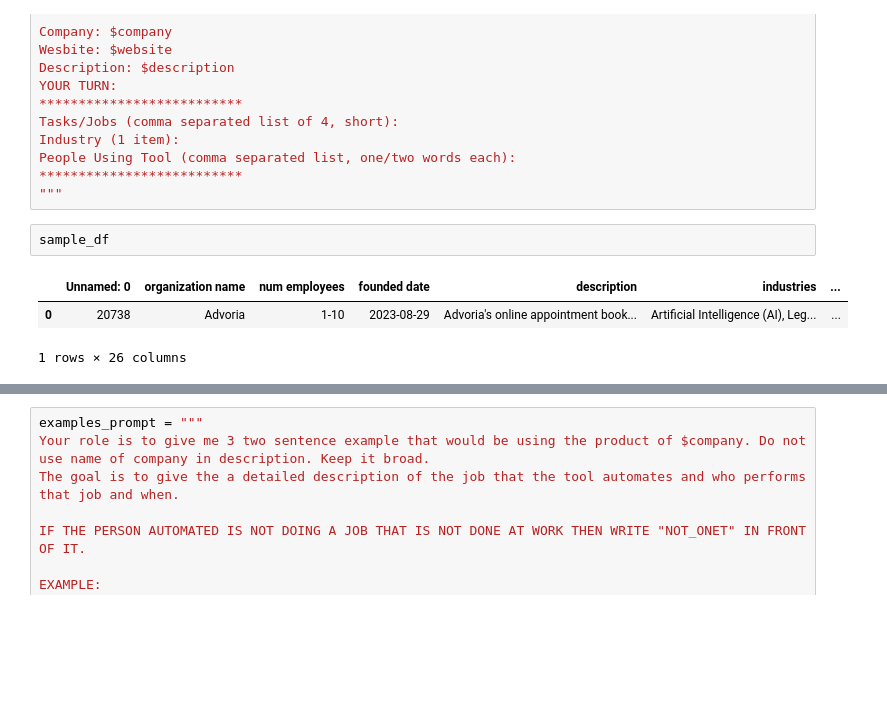
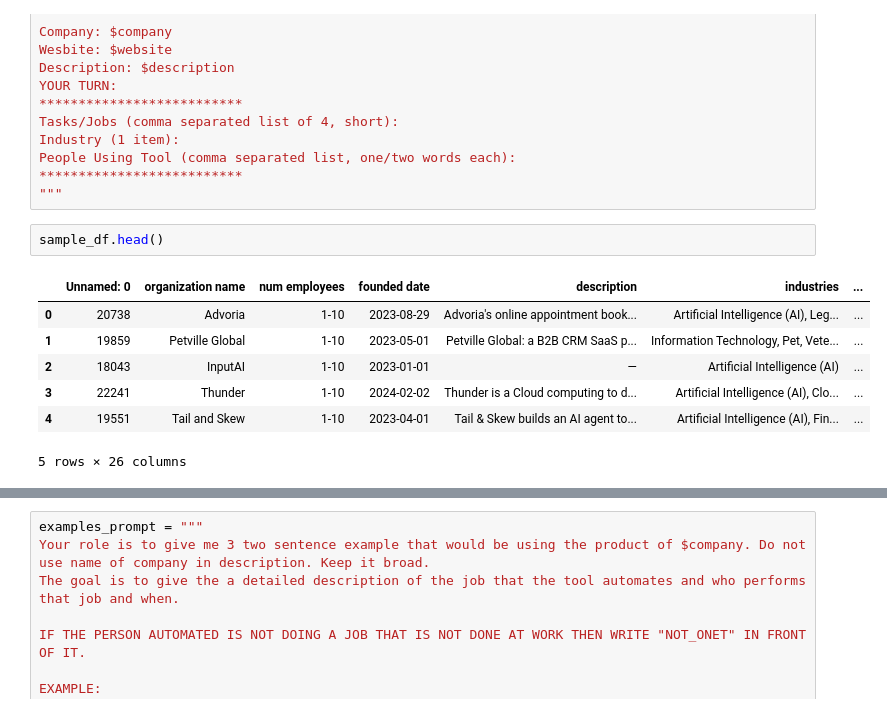
Before and after one commit to Julia-Susser/AI-Startup-Impact-on-US-Labor-Economy-via-Task-Automation, a Jupyter notebook: src/clean_onet_mapping.ipynb, the cells around one changed output, grey strips where cells are left out. Drawn from its saved outputs; the diff is of its cells as text; blank space fills up the shorter version.

```diff
--- a/src/clean_onet_mapping.ipynb
+++ b/src/clean_onet_mapping.ipynb
@@ -216,11 +214,15 @@ People Using Tool (comma separated list, one/two words each):
 **************************
 """
 # %%
-sample_df
+sample_df.head()
 # %% [output]
 |  | Unnamed: 0 | organization name | num employees | founded date | description | industries | ... |
 | 0 | 20738 | Advoria | 1-10 | 2023-08-29 | Advoria's online appointment book... | Artificial Intelligence (AI), Leg... | ... |
+| 1 | 19859 | Petville Global | 1-10 | 2023-05-01 | Petville Global: a B2B CRM SaaS p... | Information Technology, Pet, Vete... | ... |
+| 2 | 18043 | InputAI | 1-10 | 2023-01-01 | — | Artificial Intelligence (AI) | ... |
+| 3 | 22241 | Thunder | 1-10 | 2024-02-02 | Thunder is a Cloud computing to d... | Artificial Intelligence (AI), Clo... | ... |
+| 4 | 19551 | Tail and Skew | 1-10 | 2023-04-01 | Tail & Skew builds an AI agent to... | Artificial Intelligence (AI), Fin... | ... |
-1 rows × 26 columns
+5 rows × 26 columns
 # %%
 websites = list(sample_df['website'])
 companies = list(sample_df['organization name'])
```
Also changed, not shown: parts of 17 cells of this notebook, 5 other files.
